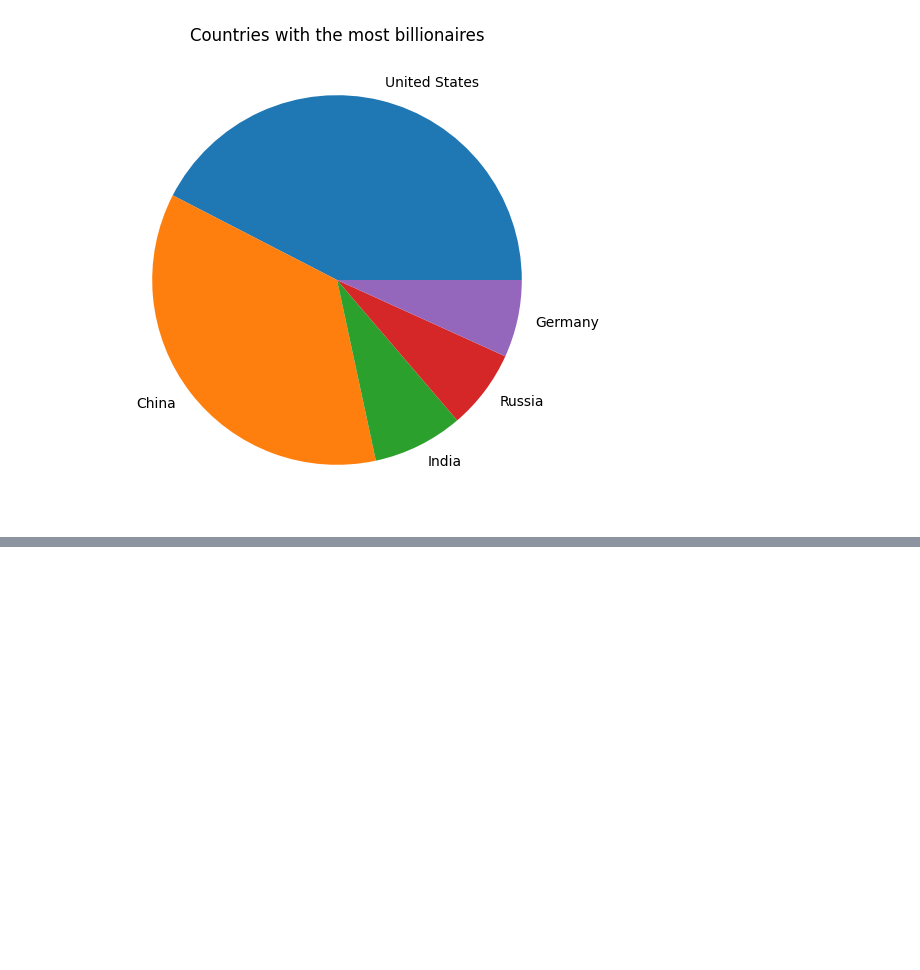
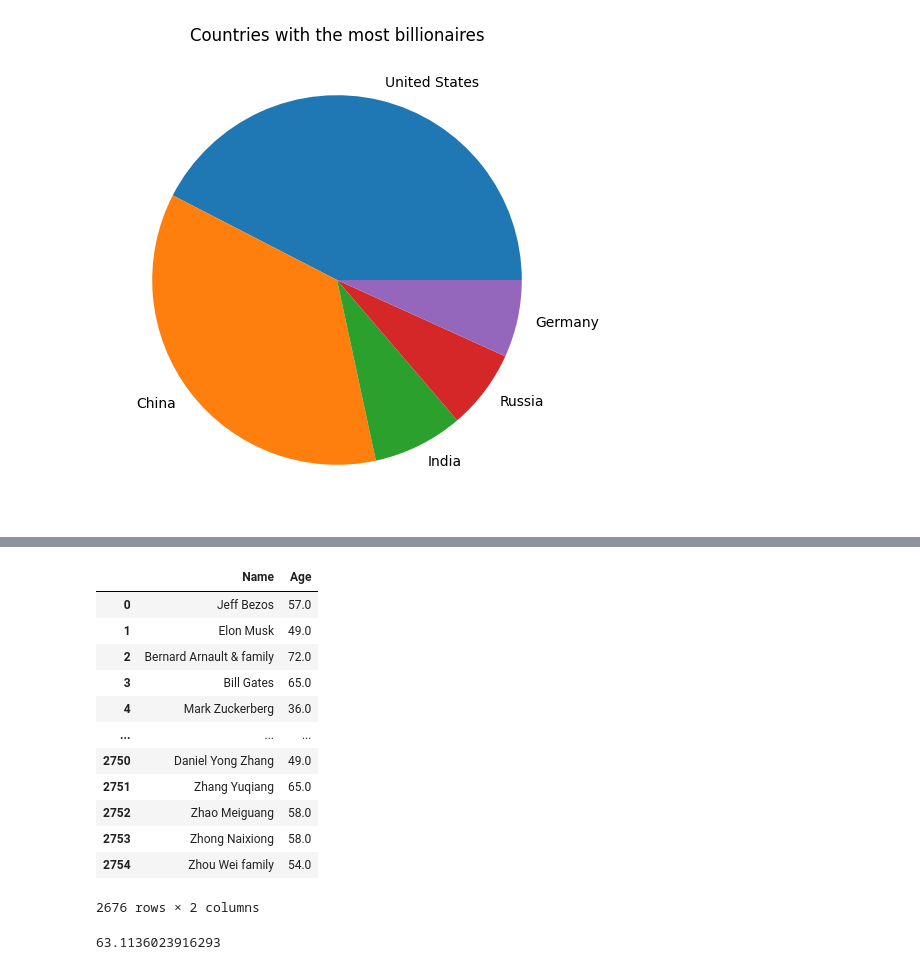
Before and after one commit to MahdiAhmadiKamal/PyLearn7-Data-Science, a Jupyter notebook: PyLearn7-Assignment40/billionaires data analysis/billionaires.ipynb, the cells around one changed output, grey strips where cells are left out. Saved outputs shown, nothing was run; the diff lists cells and outputs as text; code cells hidden in the pictures; blank space fills up the shorter version.

```diff
--- a/PyLearn7-Assignment40/billionaires data analysis/billionaires.ipynb
+++ b/PyLearn7-Assignment40/billionaires data analysis/billionaires.ipynb
@@ -154,0 +166,24 @@ plt.show()
+# %%
+# Selecting multiple columns in a Pandas dataframe
+
+df = data[["Name", "Age"]] # or df = data.filter(["Name", "Age"])
+df
+# %% [output]
+|  | Name | Age |
+| 0 | Jeff Bezos | 57.0 |
+| 1 | Elon Musk | 49.0 |
+| 2 | Bernard Arnault & family | 72.0 |
+| 3 | Bill Gates | 65.0 |
+| 4 | Mark Zuckerberg | 36.0 |
+| ... | ... | ... |
+| 2750 | Daniel Yong Zhang | 49.0 |
+| 2751 | Zhang Yuqiang | 65.0 |
+| 2752 | Zhao Meiguang | 58.0 |
+| 2753 | Zhong Naixiong | 58.0 |
+| 2754 | Zhou Wei family | 54.0 |
+2676 rows × 2 columns
+# %%
+df = data["Age"].mean()
+df
+# %% [output]
+63.1136023916293
```
Also changed, not shown: parts of 2 cells of this notebook.
